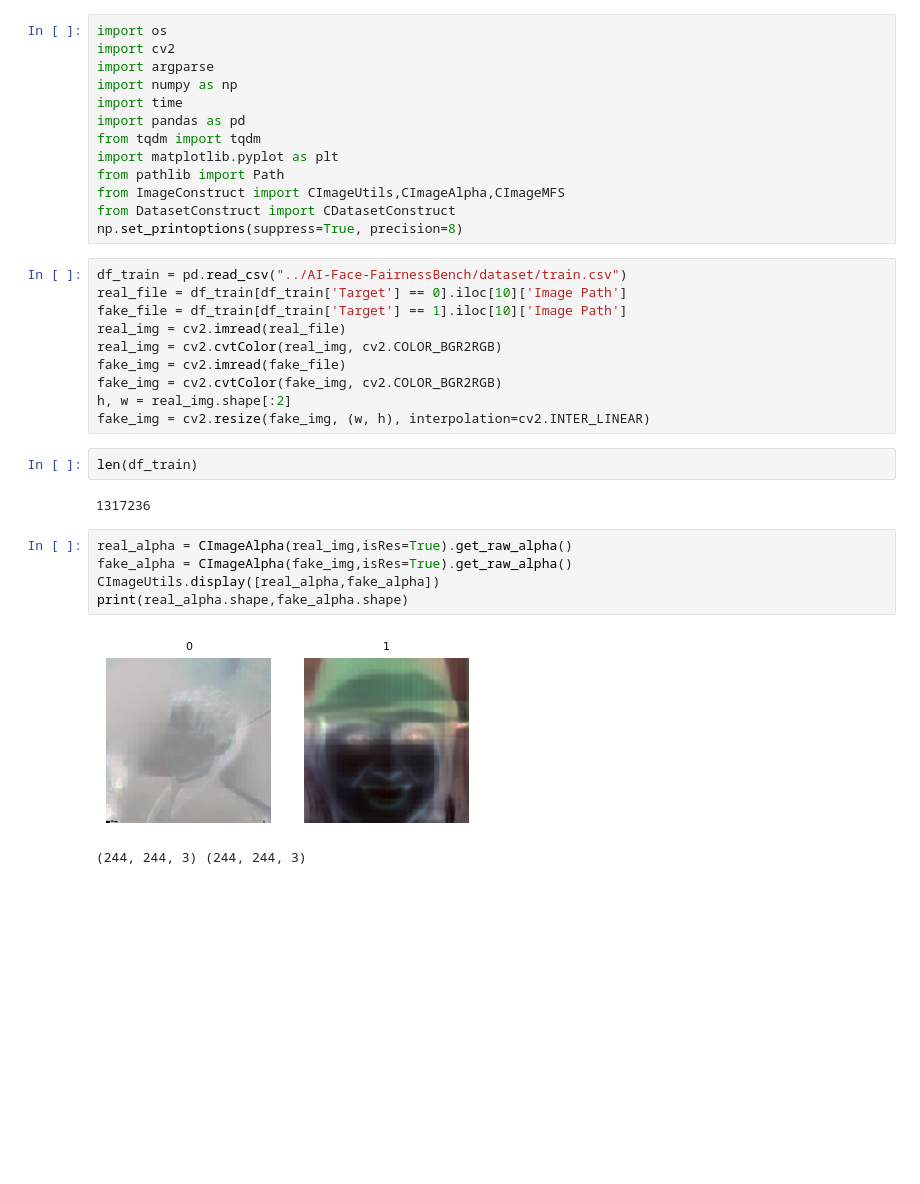
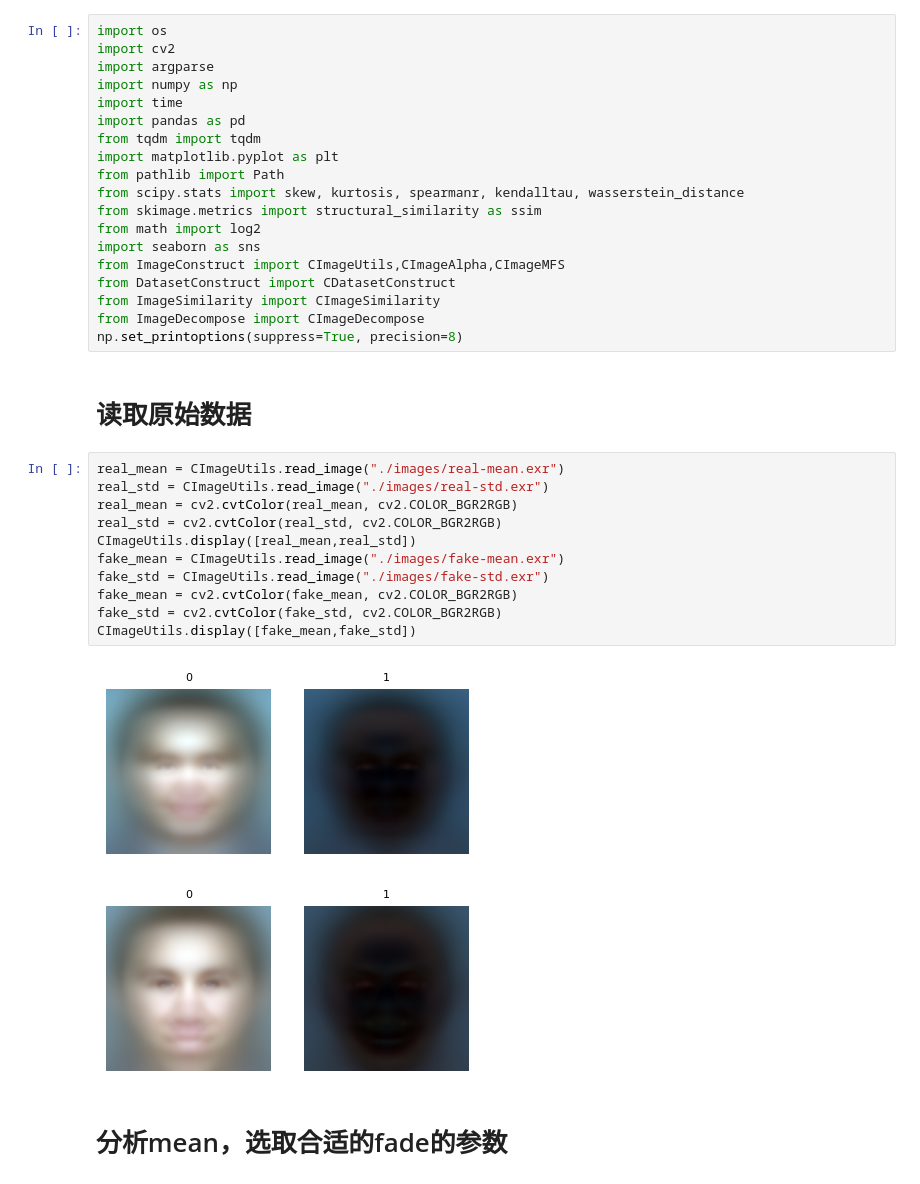
Before and after one commit to jim-xie-cn/Research-Deepfake-v2, a Jupyter notebook: preprocess.ipynb, the cells around one changed output. Drawn from its saved outputs; the diff is of its cells as text; blank space fills up the shorter version.

```diff
--- a/preprocess.ipynb
+++ b/preprocess.ipynb
@@ -8,28 +8,30 @@ import pandas as pd
 from tqdm import tqdm
 import matplotlib.pyplot as plt
 from pathlib import Path
+from scipy.stats import skew, kurtosis, spearmanr, kendalltau, wasserstein_distance
+from skimage.metrics import structural_similarity as ssim
+from math import log2
+import seaborn as sns
 from ImageConstruct import CImageUtils,CImageAlpha,CImageMFS
 from DatasetConstruct import CDatasetConstruct
+from ImageSimilarity import CImageSimilarity
+from ImageDecompose import CImageDecompose
 np.set_printoptions(suppress=True, precision=8)
-# %%
-df_train = pd.read_csv("../AI-Face-FairnessBench/dataset/train.csv")
-real_file = df_train[df_train['Target'] == 0].iloc[10]['Image Path']
-fake_file = df_train[df_train['Target'] == 1].iloc[10]['Image Path']
-real_img = cv2.imread(real_file)
-real_img = cv2.cvtColor(real_img, cv2.COLOR_BGR2RGB)
-fake_img = cv2.imread(fake_file)
-fake_img = cv2.cvtColor(fake_img, cv2.COLOR_BGR2RGB)
-h, w = real_img.shape[:2]
-fake_img = cv2.resize(fake_img, (w, h), interpolation=cv2.INTER_LINEAR)
-# %%
-len(df_train)
-# %% [output]
-1317236
-# %%
-real_alpha = CImageAlpha(real_img,isRes=True).get_raw_alpha()
-fake_alpha = CImageAlpha(fake_img,isRes=True).get_raw_alpha()
-CImageUtils.display([real_alpha,fake_alpha])
-print(real_alpha.shape,fake_alpha.shape)
-# %% [output]
-[figure, removed]
-(244, 244, 3) (244, 244, 3)
+# %% [markdown]
+# 读取原始数据
+# %%
+real_mean = CImageUtils.read_image("./images/real-mean.exr")
+real_std = CImageUtils.read_image("./images/real-std.exr")
+real_mean = cv2.cvtColor(real_mean, cv2.COLOR_BGR2RGB)
+real_std = cv2.cvtColor(real_std, cv2.COLOR_BGR2RGB)
+CImageUtils.display([real_mean,real_std])
+fake_mean = CImageUtils.read_image("./images/fake-mean.exr")
+fake_std = CImageUtils.read_image("./images/fake-std.exr")
+fake_mean = cv2.cvtColor(fake_mean, cv2.COLOR_BGR2RGB)
+fake_std = cv2.cvtColor(fake_std, cv2.COLOR_BGR2RGB)
+CImageUtils.display([fake_mean,fake_std])
+# %% [output]
+[figure, added]
+[figure, added]
+# %% [markdown]
+# 分析mean，选取合适的fade的参数
```
Also changed, not shown: parts of 13 cells of this notebook, 4 other files.
